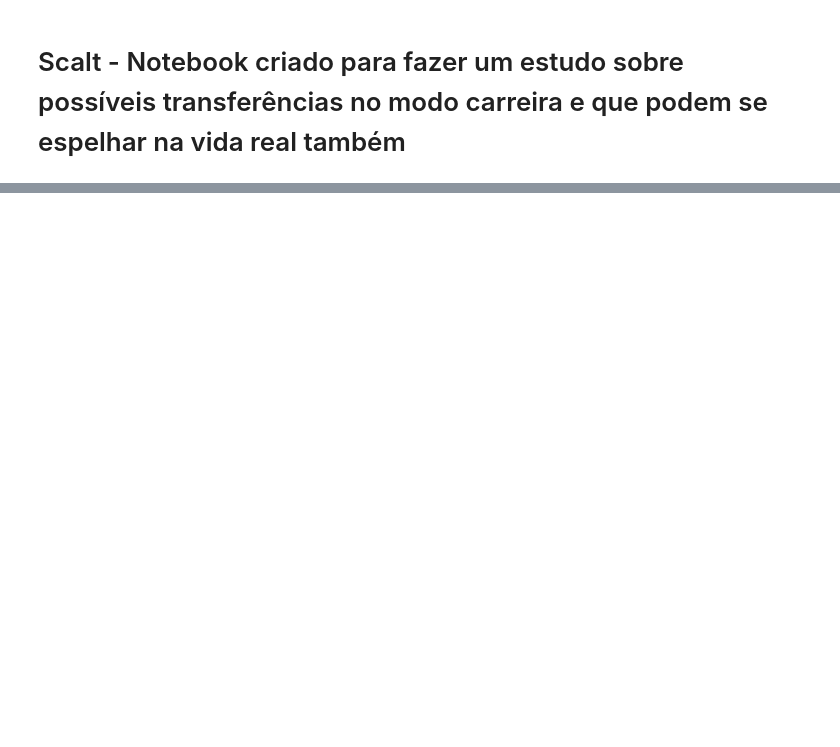
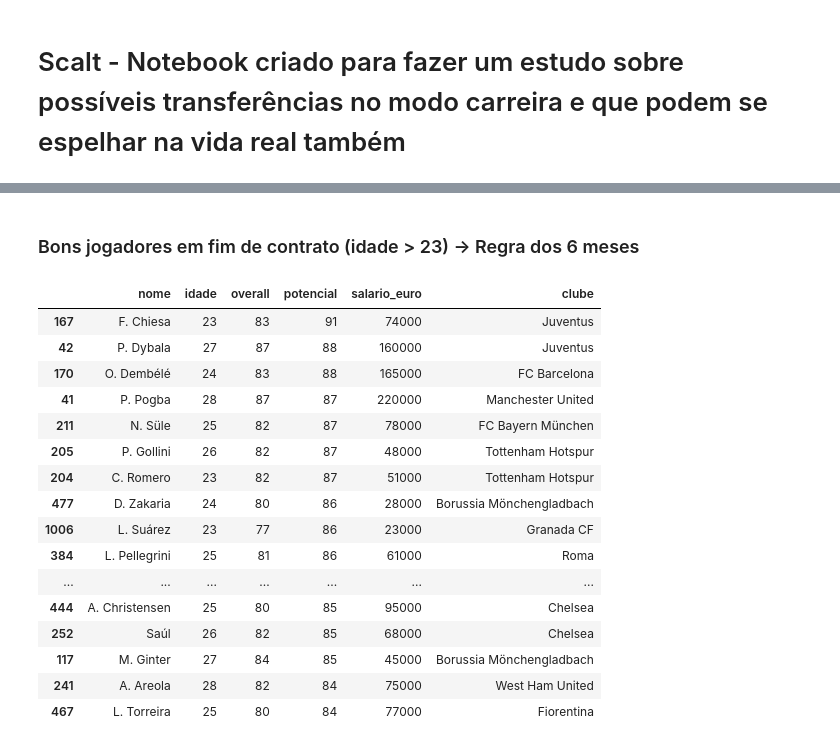
Before and after one commit to leovasc5/exploratory-analysis-of-FIFA-22-data, a Jupyter notebook: scalt.ipynb, the cells around one changed output, grey strips where cells are left out. Drawn from its saved outputs; the diff is of its cells as text; code cells hidden in the pictures; blank space fills up the shorter version.

```diff
--- a/scalt.ipynb
+++ b/scalt.ipynb
@@ -23,0 +84,24 @@ temp.to_csv('planilhas/analises/bons_negocios.csv', columns=header, sep=';', enc
+# %% [markdown]
+### Bons jogadores em fim de contrato (idade > 23) -> Regra dos 6 meses
+# %%
+temp = df.loc[(df.fim_contrato == 2022) & (df.idade >= 23) & (df.idade <= 30)]
+temp = temp.sort_values(by='potencial', ascending=False)
+temp[['nome', 'idade', 'overall', 'potencial', 'salario_euro', 'clube']].head(20)
+# %% [output]
+|  | nome | idade | overall | potencial | salario_euro | clube |
+| 167 | F. Chiesa | 23 | 83 | 91 | 74000 | Juventus |
+| 42 | P. Dybala | 27 | 87 | 88 | 160000 | Juventus |
+| 170 | O. Dembélé | 24 | 83 | 88 | 165000 | FC Barcelona |
+| 41 | P. Pogba | 28 | 87 | 87 | 220000 | Manchester United |
+| 211 | N. Süle | 25 | 82 | 87 | 78000 | FC Bayern München |
+| 205 | P. Gollini | 26 | 82 | 87 | 48000 | Tottenham Hotspur |
+| 204 | C. Romero | 23 | 82 | 87 | 51000 | Tottenham Hotspur |
+| 477 | D. Zakaria | 24 | 80 | 86 | 28000 | Borussia Mönchengladbach |
+| 1006 | L. Suárez | 23 | 77 | 86 | 23000 | Granada CF |
+| 384 | L. Pellegrini | 25 | 81 | 86 | 61000 | Roma |
+| ... | ... | ... | ... | ... | ... | ... |
+| 444 | A. Christensen | 25 | 80 | 85 | 95000 | Chelsea |
+| 252 | Saúl | 26 | 82 | 85 | 68000 | Chelsea |
+| 117 | M. Ginter | 27 | 84 | 85 | 45000 | Borussia Mönchengladbach |
+| 241 | A. Areola | 28 | 82 | 84 | 75000 | West Ham United |
+| 467 | L. Torreira | 25 | 80 | 84 | 77000 | Fiorentina |
```
Also changed, not shown: parts of 13 cells of this notebook.
